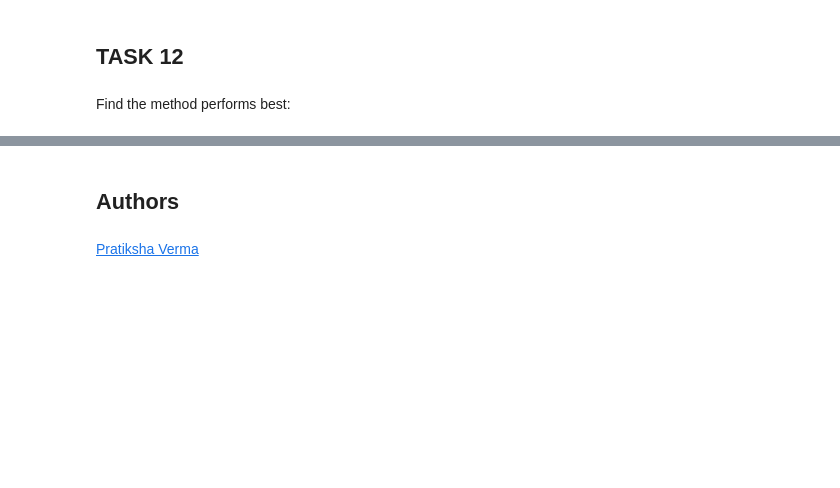
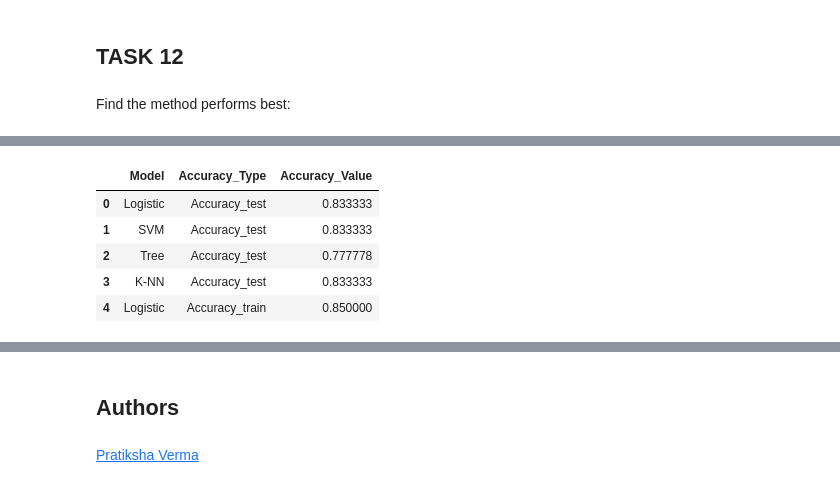
Before and after one commit to Ednamhg/DataScience_course, a Jupyter notebook: SpaceX_Machine Learning Prediction_Part_5.ipynb, the cells around one changed output, grey strips where cells are left out. Drawn from its saved outputs; the diff is of its cells as text; code cells hidden in the pictures; blank space fills up the shorter version.

```diff
--- a/SpaceX_Machine Learning Prediction_Part_5.ipynb
+++ b/SpaceX_Machine Learning Prediction_Part_5.ipynb
@@ -340,0 +386,13 @@ Find the method performs best:
+# %%
+accuracy_melted = accuracy.melt(id_vars='Model',
+                                   value_vars=['Accuracy_test', 'Accuracy_train'],
+                                   var_name='Accuracy_Type',
+                                   value_name='Accuracy_Value')
+accuracy_melted.head()
+# %% [output]
+|  | Model | Accuracy_Type | Accuracy_Value |
+| 0 | Logistic | Accuracy_test | 0.833333 |
+| 1 | SVM | Accuracy_test | 0.833333 |
+| 2 | Tree | Accuracy_test | 0.777778 |
+| 3 | K-NN | Accuracy_test | 0.833333 |
+| 4 | Logistic | Accuracy_train | 0.850000 |
```
Also changed, not shown: parts of 18 cells of this notebook.
